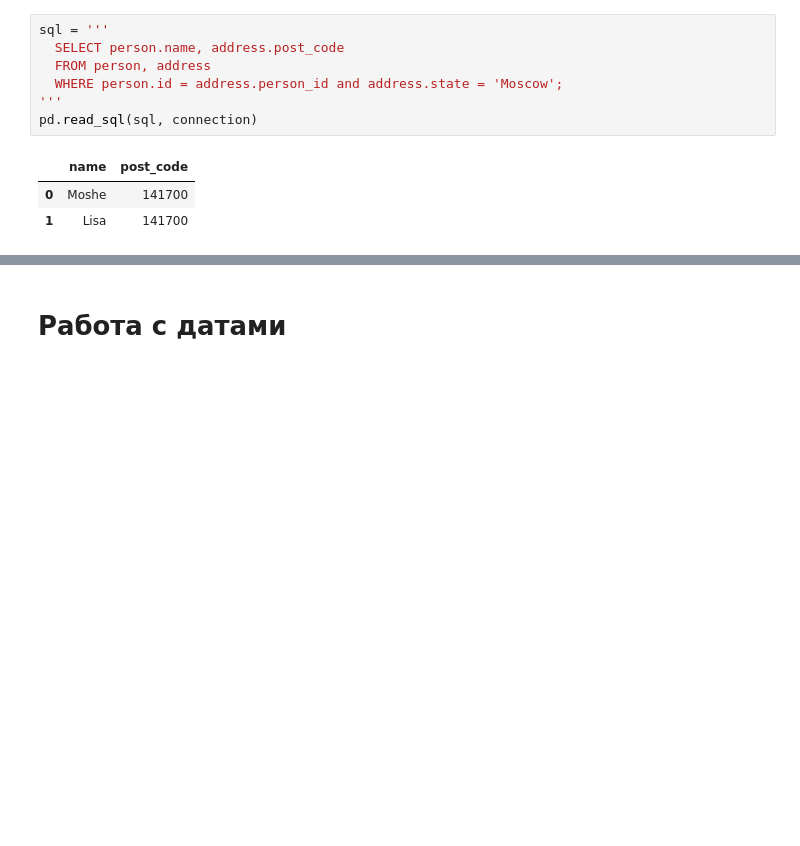
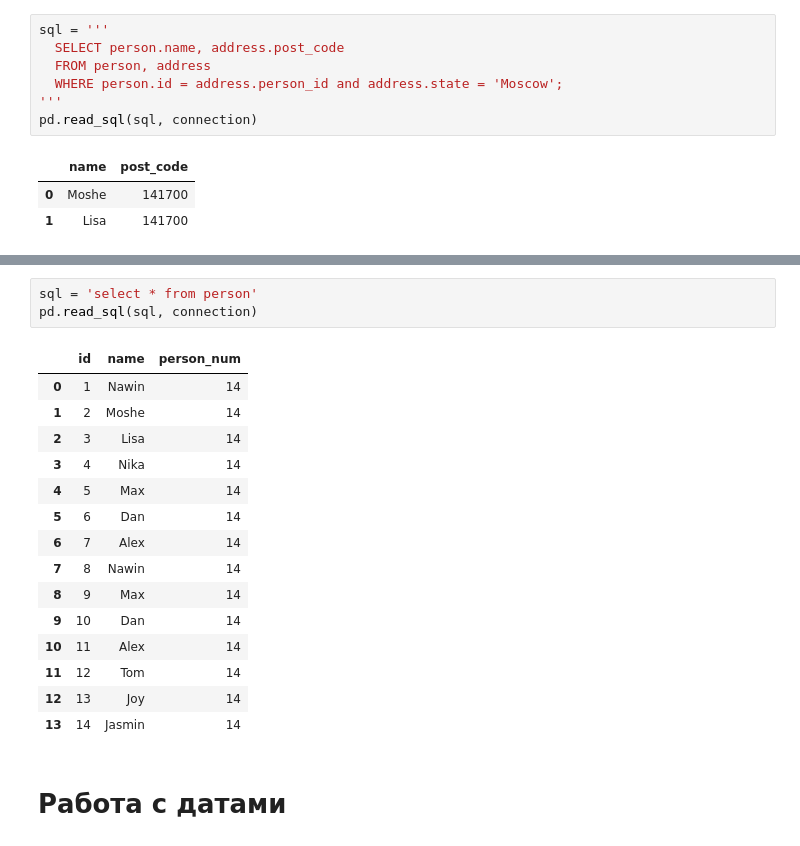
Before and after one commit to alexmal2804/hwds, a Jupyter notebook: HW_"More_about_SQL_raw_ipynb".ipynb, the cells around one changed output, grey strips where cells are left out. Cells and saved outputs as stored; diff of their text form; blank space fills up the shorter version.

```diff
--- a/HW_"More_about_SQL_raw_ipynb".ipynb
+++ b/HW_"More_about_SQL_raw_ipynb".ipynb
@@ -502,3 +569,22 @@ pd.read_sql(sql, connection)
+# %%
+sql = 'select * from person'
+pd.read_sql(sql, connection)
+# %% [output]
+|  | id | name | person_num |
+| 0 | 1 | Nawin | 14 |
+| 1 | 2 | Moshe | 14 |
+| 2 | 3 | Lisa | 14 |
+| 3 | 4 | Nika | 14 |
+| 4 | 5 | Max | 14 |
+| 5 | 6 | Dan | 14 |
+| 6 | 7 | Alex | 14 |
+| 7 | 8 | Nawin | 14 |
+| 8 | 9 | Max | 14 |
+| 9 | 10 | Dan | 14 |
+| 10 | 11 | Alex | 14 |
+| 11 | 12 | Tom | 14 |
+| 12 | 13 | Joy | 14 |
+| 13 | 14 | Jasmin | 14 |
 # %% [markdown]
 # Работа с датами
 # %% [markdown]
```
Also changed, not shown: parts of 8 cells of this notebook.
